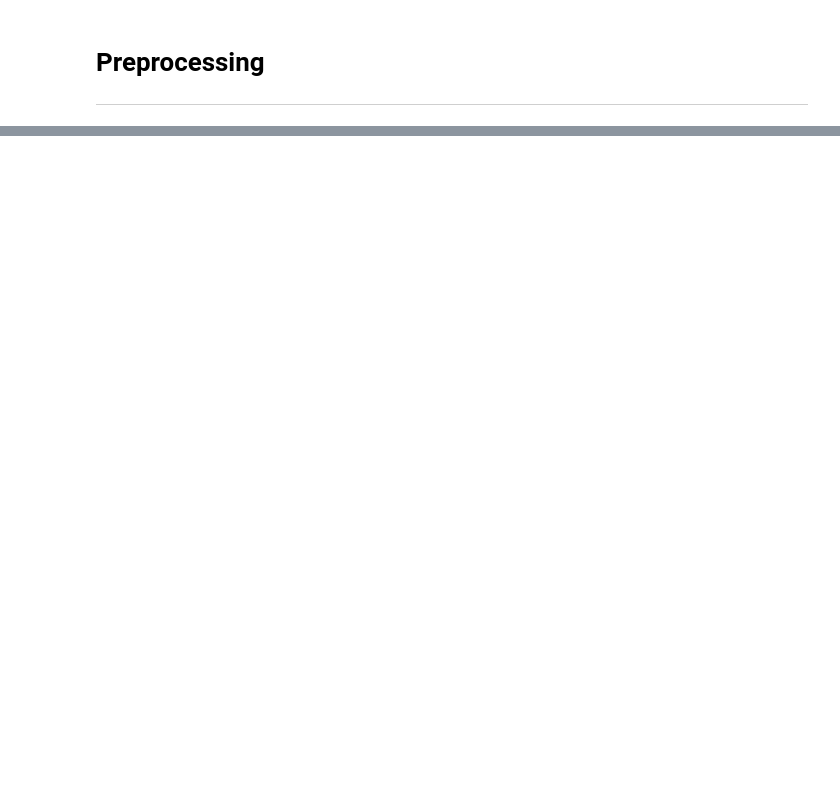
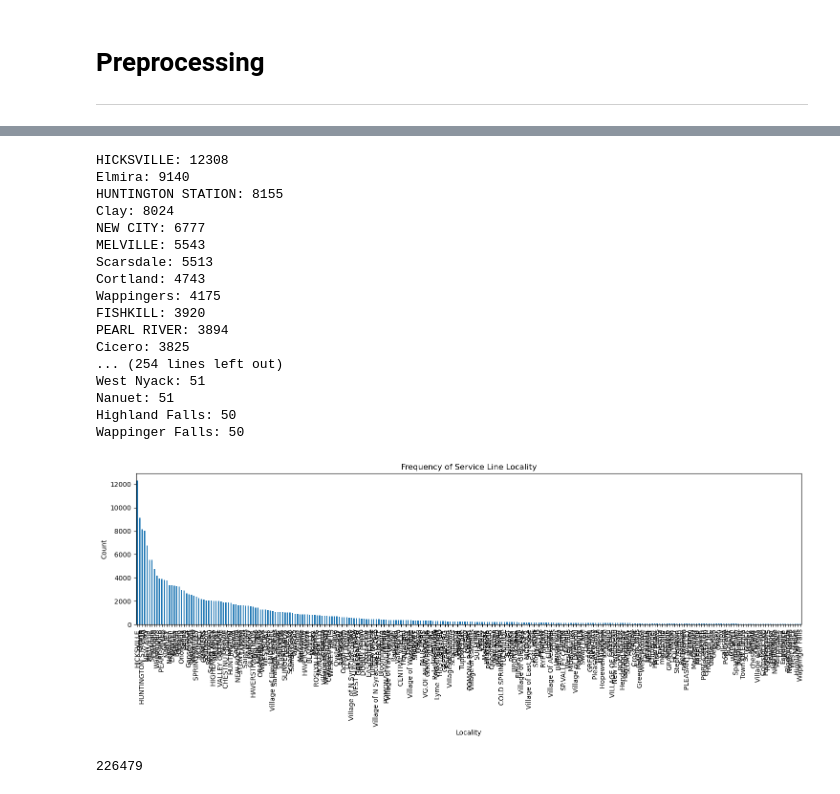
Before and after one commit to AvalonAce/ML-Lead-Service-Line-Prediction, a Jupyter notebook: models/preprocessing.ipynb, the cells around one changed output, grey strips where cells are left out. Drawn from its saved outputs; the diff is of its cells as text; code cells hidden in the pictures; blank space fills up the shorter version.

```diff
--- a/models/preprocessing.ipynb
+++ b/models/preprocessing.ipynb
@@ -131,0 +130,2 @@ data.to_csv('../data/processed/NY_SLI_INSTL_YEARS_ADJUSTED.csv', index=False)
+# %%
+data_certain = data[data['SL Category Cleaned'] != "Unknown"]
@@ -131,0 +138,54 @@ data.to_csv('../data/processed/NY_SLI_INSTL_YEARS_ADJUSTED.csv', index=False)
+# %%
+# Replace "Town of X" or "T of X" or "City of X" with just "X" in 'Service Line Locality'
+data_certain.loc[:, 'Service Line Locality'] = data_certain['Service Line Locality'].str.replace(r'^(Town of |T of |City of |VG |V of )', '', regex=True).str.strip()
+
+locality_counts = data_certain['Service Line Locality'].value_counts()
+
+
+n = 50  # threshold to drop
+localities_to_keep = locality_counts[locality_counts >= n].index
+data_certain = data_certain[data_certain['Service Line Locality'].isin(localities_to_keep)]
+locality_counts = data_certain['Service Line Locality'].value_counts()
+
+
+for locality, count in locality_counts.items():
+    print(f"{locality}: {count}")
+
+import matplotlib.pyplot as plt
+
+# Plot the frequency diagram (bar chart)
+plt.figure(figsize=(15, 6))
+locality_counts.plot(kind='bar')
+plt.xlabel('Locality')
+plt.ylabel('Count')
+plt.title('Frequency of Service Line Locality')
+plt.tight_layout()
+plt.show()
+
+# Reorder data_certain so that rows are sorted by the frequency of their 'Service Line Locality'
+data_certain = data_certain.set_index('Service Line Locality').loc[locality_counts.index].reset_index()
+
+data_certain.to_csv('../data/processed/NY_SLI_YEARS_ADJUSTED_NO_UNKNOWNS.csv', index=False)
+# %% [output]
+HICKSVILLE: 12308
+Elmira: 9140
+HUNTINGTON STATION: 8155
+Clay: 8024
+NEW CITY: 6777
+MELVILLE: 5543
+Scarsdale: 5513
+Cortland: 4743
+Wappingers: 4175
+FISHKILL: 3920
+PEARL RIVER: 3894
+Cicero: 3825
+... (254 lines left out)
+West Nyack: 51
+Nanuet: 51
+Highland Falls: 50
+Wappinger Falls: 50
+[figure, added]
+# %%
+len(data_certain)
+# %% [output]
+226479
```
Also changed, not shown: parts of 4 cells of this notebook, 1 other file.
